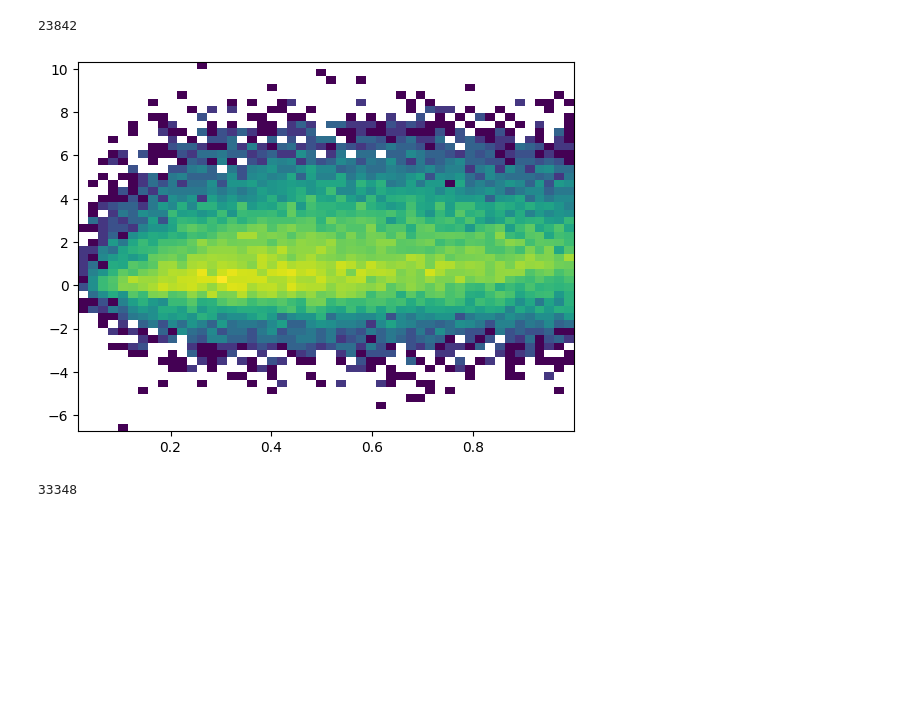
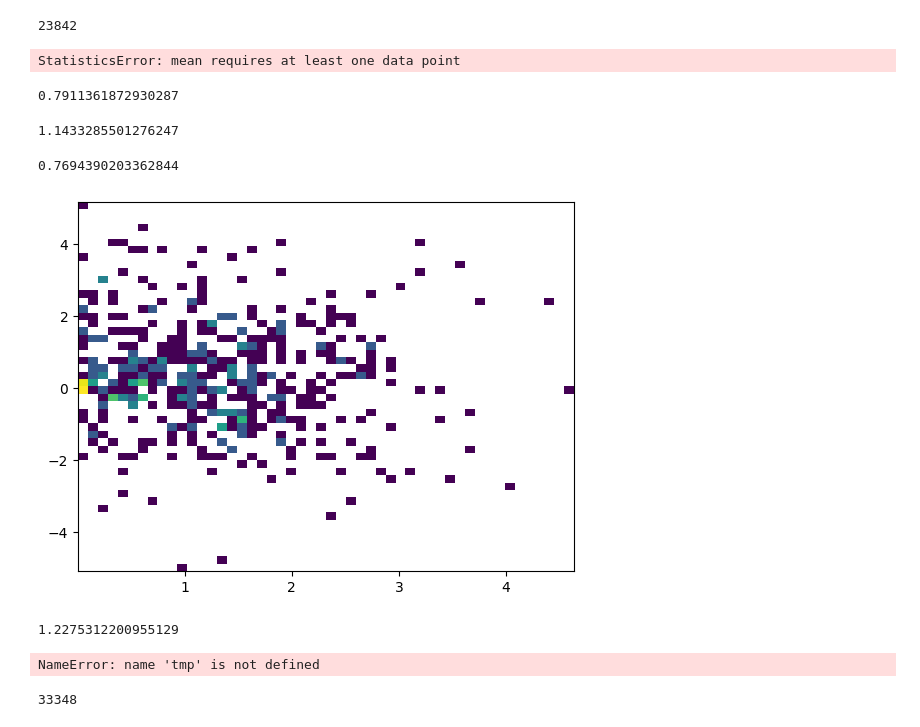
Before and after one commit to PrasannS/rlhf-length-biases, a Jupyter notebook: eval/examine_dcarto.ipynb, the cells around one changed output. Cells and saved outputs as stored; diff of their text form; code cells hidden in the pictures; blank space fills up the shorter version.

```diff
--- a/eval/examine_dcarto.ipynb
+++ b/eval/examine_dcarto.ipynb
@@ -135,9 +135,15 @@ cartopaths = {
     "apf":"../trl-general/carto_outs/apf_carto.jsonl"
 }
 
-def load_carto(dsname, da=False):
-    cartdf = pd.read_json(cartopaths[dsname], orient='records', lines=True)
+def load_carto(dsname, da=False, getprocs=True):
+    if getprocs:
+        cartdf = pd.read_json(cartopaths[dsname], orient='records', lines=True)
+    else:
+        cartdf = pd.read_json(dsname, orient='records', lines=True)
     ndf = make_statdf(cartdf)
     ndf['confs'] = [mean(m[1:]) for m in ndf['diffs']]
     ndf['vars'] = [stdev(m[1:]) for m in ndf['diffs']]
-    return getprocddata(ndf, dsname, da)
+    if getprocs:
+        return getprocddata(ndf, dsname, da)
+    else:
+        return ndf
@@ -213,9 +200,32 @@ len(tmp)
+# %%
+lsanity = load_carto("../trl-general/carto_outs/midcutsanity.jsonl", False, False)
+rsanity = load_carto("../trl-general/carto_outs/rightonlysanitycheck.jsonl", False, False)
+# %% [output]
+StatisticsError: mean requires at least one data point
+# %%
+lsanity.vars.median()
+# %% [output]
+0.7911361872930287
+# %%
+rsanity.vars.median()
+# %% [output]
+1.1433285501276247
+# %%
+rlcdbase.vars.median()
+# %% [output]
+0.7694390203362844
+# %%
+lenscat(rsanity)
+# %% [output]
+[figure, added]
 # %%
-lenscat(tmp)
+midt.vars.mean()
 # %% [output]
-[figure, removed]
+1.2275312200955129
 # %%
 tmp.uid.to_json("../trl-general/truncvals/"+"leftonly.json", lines=True,  orient='records')
+# %% [output]
+NameError: name 'tmp' is not defined
 # %%
 tmp = stack
 tmp = tmp[tmp.confs<1]
```
Also changed, not shown: parts of 4 cells of this notebook, 10 other files.
